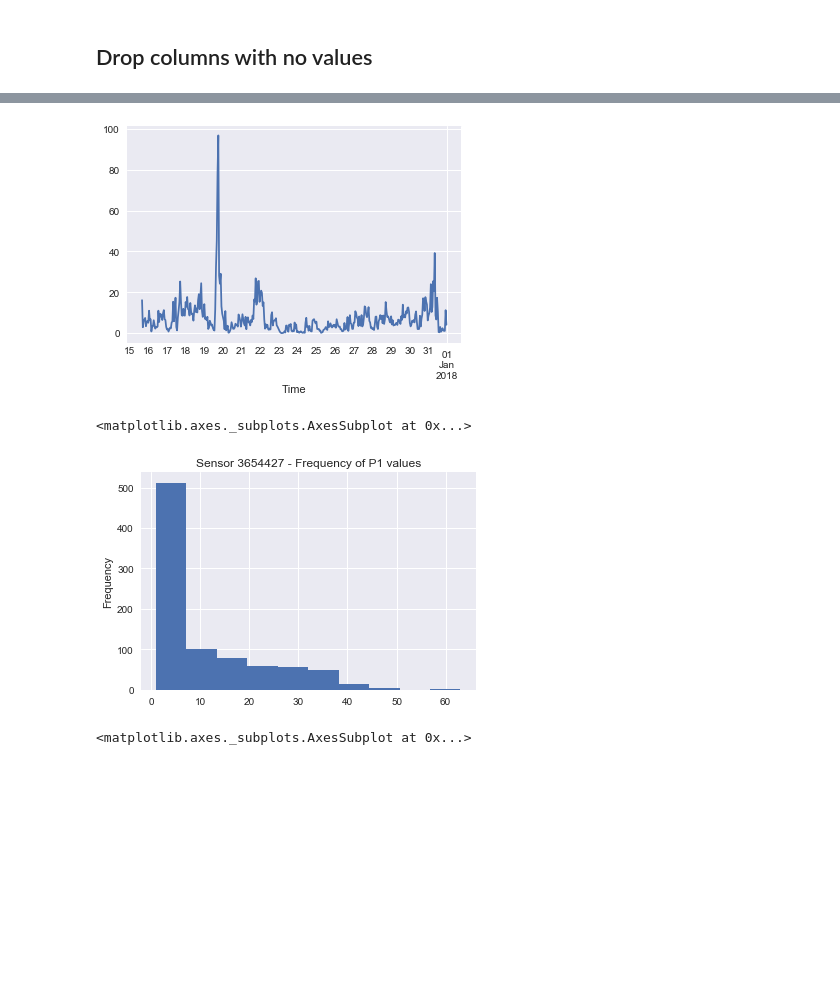
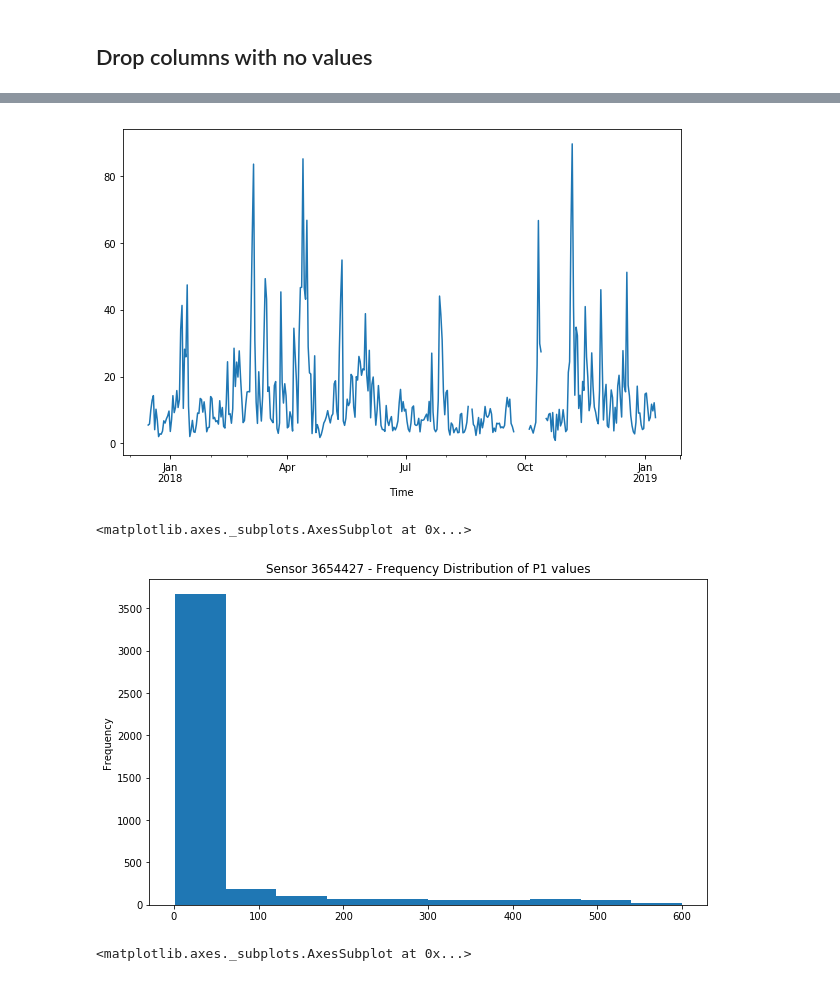
Before and after one commit to CodeTheCity/pollutionpatterns, a Jupyter notebook: CTC15.py.ipynb, the cells around one changed output, grey strips where cells are left out. Cells and saved outputs as stored; diff of their text form; code cells hidden in the pictures; blank space fills up the shorter version.

Commit message:
Add daily, monthly and quarterly data

```diff
--- a/CTC15.py.ipynb
+++ b/CTC15.py.ipynb
@@ -8,7 +8,7 @@ import seaborn as sns
 # %% [markdown]
 ### Get the data
 # %%
-path =r'data/Dec-2017_U1.csv'
+path =r'data/Dec-2017_Jan-2019.csv'
 aberdeen_air = pd.read_csv(path, parse_dates=True, index_col= 'Time')
 #bf_7789 = pd.concat([pd.read_csv(f, sep=';', parse_dates = True) for f in glob.glob(path + "/*.csv")],
 #                      ignore_index=True)
@@ -182,3 +182,3 @@ max       178.370000
 Name: SDS_P1, dtype: float64
 # %%
-daily_mean = aberdeen_p1.resample('H').first().interpolate('linear')
+daily_mean = aberdeen_p1.resample('D').mean()
@@ -205,5 +188,5 @@ Freq: H, Name: SDS_P1, Length: 392, dtype: float64
 # %%
-daily_mean.plot()
+daily_mean.plot(figsize = (10,6))
 plt.show()
 # %% [output]
-[figure, old version]
+[figure, new version]
@@ -213,10 +206,10 @@ import matplotlib.pyplot as plt
 p1_count = aberdeen_p1.value_counts(ascending=False)
 
 #p1_count.plot()
-p1_count.plot(kind='hist', title = "Sensor 3654427 - Frequency of P1 values")
+p1_count.plot(kind='hist', figsize = (10,6), title = "Sensor 3654427 - Frequency Distribution of P1 values")
 # %% [output]
 <matplotlib.axes._subplots.AxesSubplot at 0x...>
-[figure, old version]
+[figure, new version]
 # %%
 import matplotlib.mlab as mlab
 import matplotlib.pyplot as plt
```
Also changed, not shown: parts of 14 cells of this notebook.
